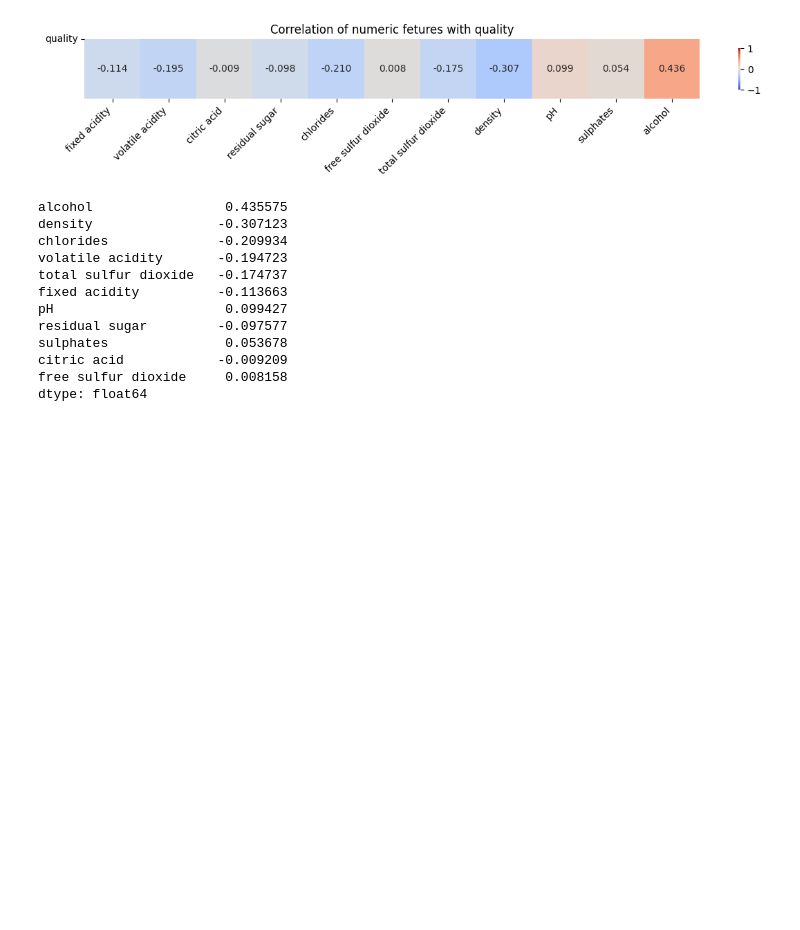
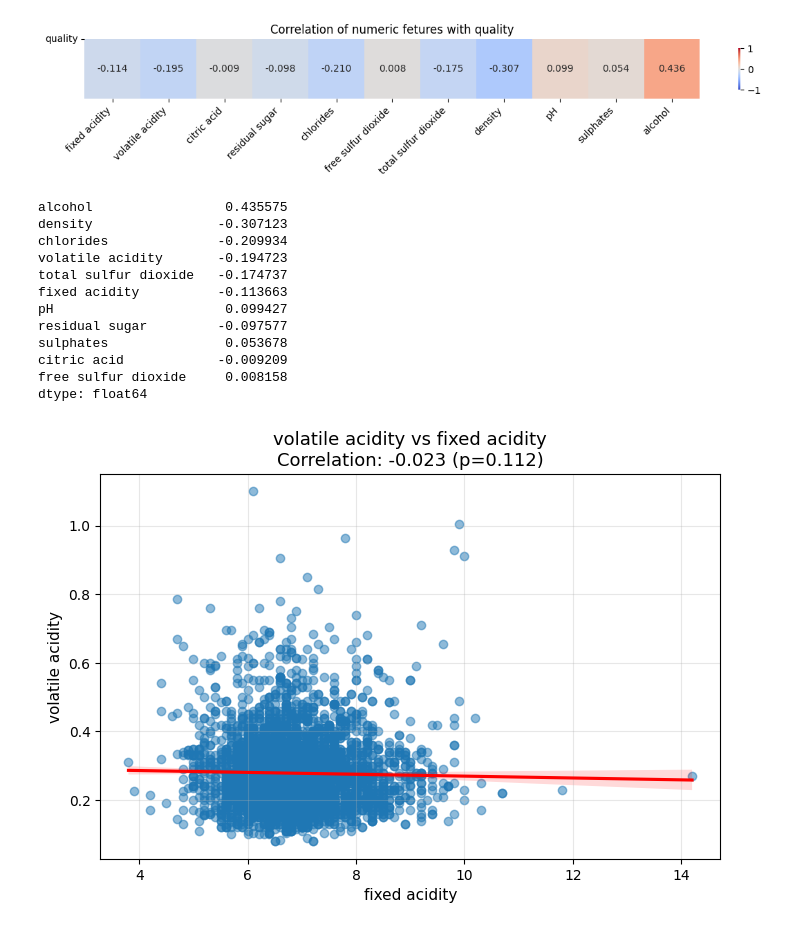
Before and after one commit to perpetualdev/ai_engineering, a Jupyter notebook: module_three/machine_learning/eda/working_with_eda.ipynb, the cells around one changed output. Drawn from its saved outputs; the diff is of its cells as text; code cells hidden in the pictures; blank space fills up the shorter version.

```diff
--- a/module_three/machine_learning/eda/working_with_eda.ipynb
+++ b/module_three/machine_learning/eda/working_with_eda.ipynb
@@ -8,7 +8,8 @@ import pandas as pd
 import numpy as np
 import os
 # %%
-zip_path = r"C:\Users\ncc666\Downloads\wine+quality.zip"
+zip_path = r"C:\Users\Perpetual's World\Downloads\wine+quality.zip"
+# zip_path = r"C:\Users\ncc666\Downloads\wine+quality.zip"
 
 with zipfile.ZipFile(zip_path, 'r') as zip_ref:
   zip_ref.printdir()
@@ -371,4 +372,16 @@ def numeric_bivariate_plot(df, x_col, y_col):
     corr, p_value = pearsonr(df[x_col], df[y_col])
 
     # Create plot
-    plt
+    plt.figure(figsize=(8, 5))
+    sns.regplot(data=df, x=x_col, y=y_col, scatter_kws={'alpha': 0.5}, line_kws={'color': 'red'})
+
+    # Title and labels
+    plt.title(f"{y_col} vs {x_col}\nCorrelation: {corr:.3f} (p={p_value:.3f})", fontsize=13)
+    plt.xlabel(x_col, fontsize=11)
+    plt.ylabel(y_col, fontsize=11)
+    plt.grid(alpha=0.3)
+    plt.show()
+# %%
+numeric_bivariate_plot(df, 'fixed acidity', 'volatile acidity')
+# %% [output]
+[figure, added]
```
Also changed, not shown: parts of 14 cells of this notebook, 8 other files.
